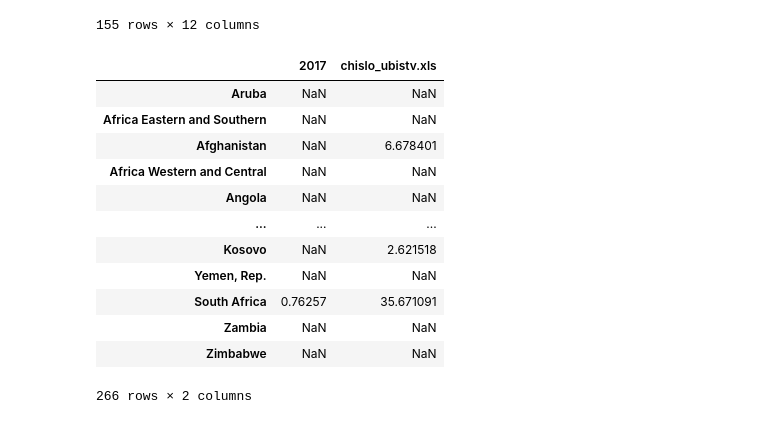
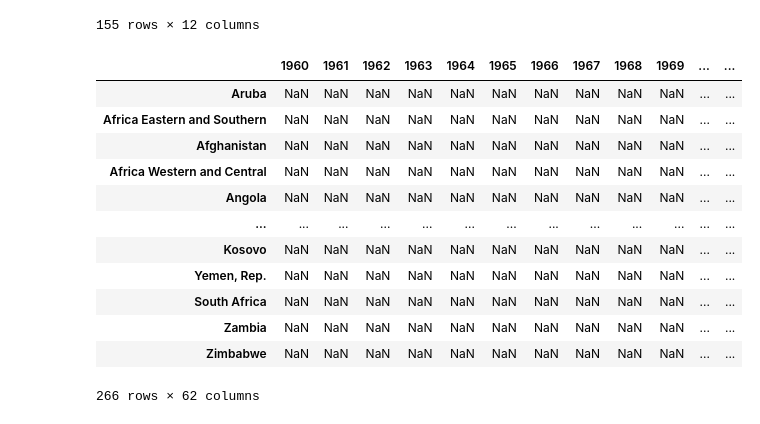
Before and after one commit to VsevolodZaostrovsky/EconometricsProject, a Jupyter notebook: to_table.ipynb, the cells around one changed output. Drawn from its saved outputs; the diff is of its cells as text; code cells hidden in the pictures.

```diff
--- a/to_table.ipynb
+++ b/to_table.ipynb
@@ -112,24 +110,3 @@ sample_2
 | 153 | Burundi | 154 | 2.905 | 3.074690 | 2.735310 | 0.091623 | 0.629794 | ... |
 | 154 | Central African Republic | 155 | 2.693 | 2.864884 | 2.521116 | 0.000000 | 0.000000 | ... |
 155 rows × 12 columns
-# %%
-GLODAL_DATASET = pd.DataFrame()
-
-# result = pd.concat([GLODAL_DATASET, var_1, var_2], axis=1)
-# GLODAL_DATASET.join(var_1, how="outer")
-# GLODAL_DATASET
-# result
-# %% [output]
-|  | 2017 | chislo_ubistv.xls |
-| Aruba | NaN | NaN |
-| Africa Eastern and Southern | NaN | NaN |
-| Afghanistan | NaN | 6.678401 |
-| Africa Western and Central | NaN | NaN |
-| Angola | NaN | NaN |
-| ... | ... | ... |
-| Kosovo | NaN | 2.621518 |
-| Yemen, Rep. | NaN | NaN |
-| South Africa | 0.76257 | 35.671091 |
-| Zambia | NaN | NaN |
-| Zimbabwe | NaN | NaN |
-266 rows × 2 columns
@@ -135,0 +119,21 @@ GLODAL_DATASET = pd.DataFrame()
+# %%
+sample_3 = db["patenti.csv"]
+sample_3.drop(sample_3.columns[[1,2,3,-1]], axis=1 ,inplace=True)
+sample_3.index = sample_3.iloc[:, 0].tolist()
+sample_3.drop(sample_3.columns[[0]], axis=1 ,inplace=True)
+sample_3.columns = sample_3.columns.map(int)
+sample_3
+# %% [output]
+|  | 1960 | 1961 | 1962 | 1963 | 1964 | 1965 | 1966 | 1967 | 1968 | 1969 | ... | ... |
+| Aruba | NaN | NaN | NaN | NaN | NaN | NaN | NaN | NaN | NaN | NaN | ... | ... |
+| Africa Eastern and Southern | NaN | NaN | NaN | NaN | NaN | NaN | NaN | NaN | NaN | NaN | ... | ... |
+| Afghanistan | NaN | NaN | NaN | NaN | NaN | NaN | NaN | NaN | NaN | NaN | ... | ... |
+| Africa Western and Central | NaN | NaN | NaN | NaN | NaN | NaN | NaN | NaN | NaN | NaN | ... | ... |
+| Angola | NaN | NaN | NaN | NaN | NaN | NaN | NaN | NaN | NaN | NaN | ... | ... |
+| ... | ... | ... | ... | ... | ... | ... | ... | ... | ... | ... | ... | ... |
+| Kosovo | NaN | NaN | NaN | NaN | NaN | NaN | NaN | NaN | NaN | NaN | ... | ... |
+| Yemen, Rep. | NaN | NaN | NaN | NaN | NaN | NaN | NaN | NaN | NaN | NaN | ... | ... |
+| South Africa | NaN | NaN | NaN | NaN | NaN | NaN | NaN | NaN | NaN | NaN | ... | ... |
+| Zambia | NaN | NaN | NaN | NaN | NaN | NaN | NaN | NaN | NaN | NaN | ... | ... |
+| Zimbabwe | NaN | NaN | NaN | NaN | NaN | NaN | NaN | NaN | NaN | NaN | ... | ... |
+266 rows × 62 columns
```
Also changed, not shown: parts of 4 cells of this notebook.
